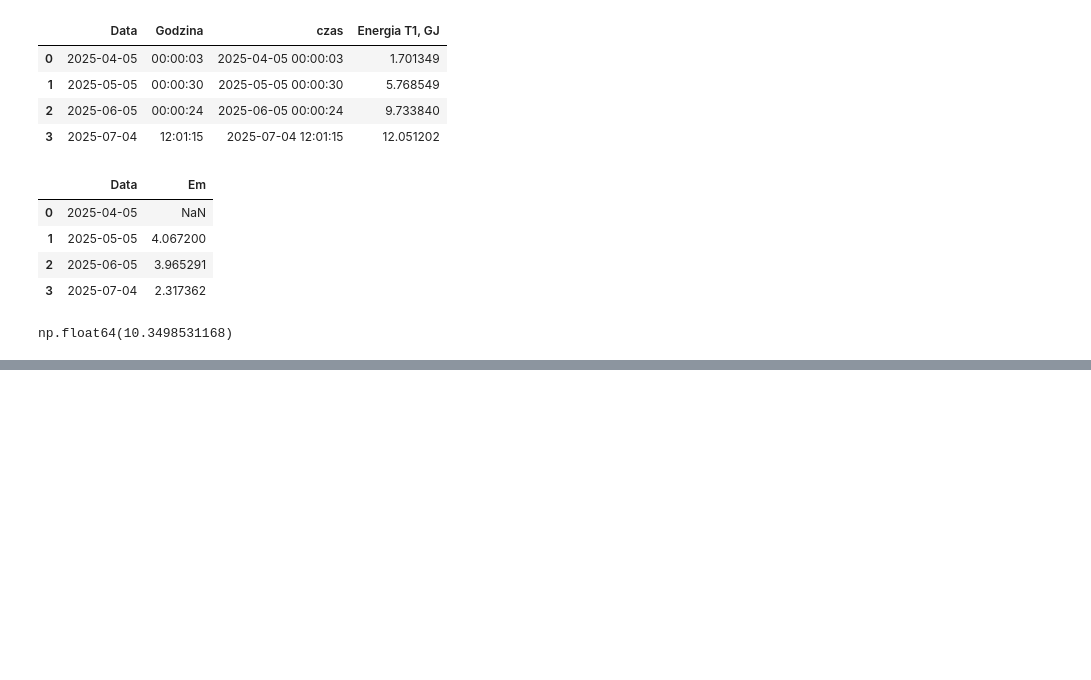
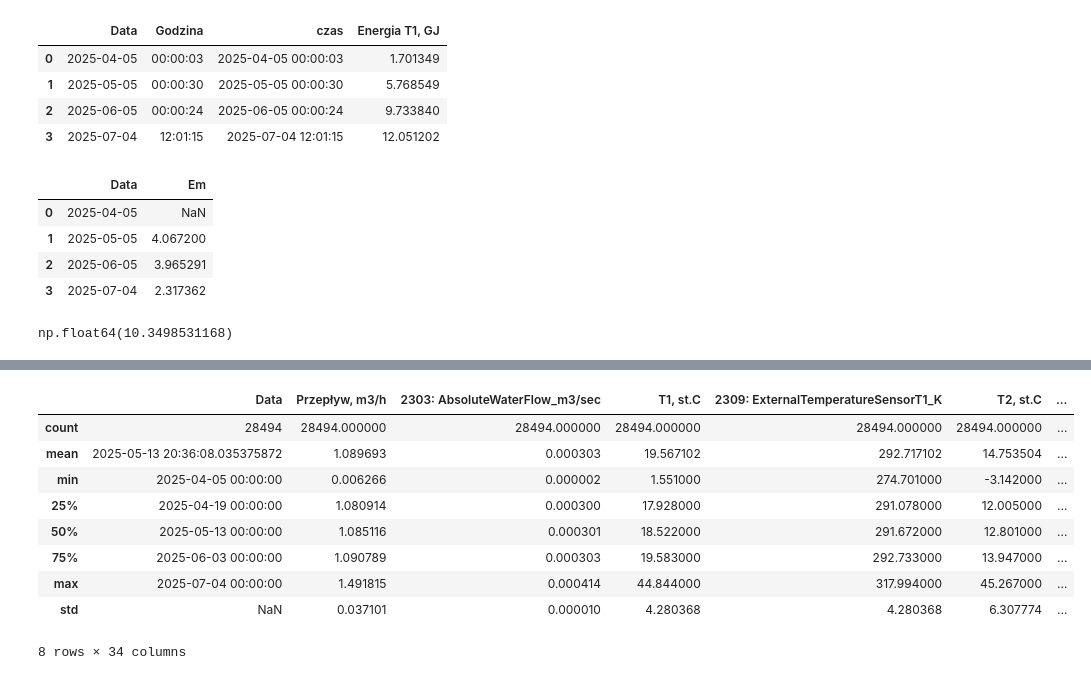
Before and after one commit to martynabocian/martynabocian.github.io, a Jupyter notebook: Charts.ipynb, the cells around one changed output, grey strips where cells are left out. Drawn from its saved outputs; the diff is of its cells as text; code cells hidden in the pictures; blank space fills up the shorter version.

```diff
--- a/Charts.ipynb
+++ b/Charts.ipynb
@@ -1186,0 +1229,13 @@ ValueError: Value of 'y' is not the name of a column in 'data_frame'. Expected o
+# %%
+filtered_df.describe()
+# %% [output]
+|  | Data | Przepływ, m3/h | 2303: AbsoluteWaterFlow_m3/sec | T1, st.C | 2309: ExternalTemperatureSensorT1_K | T2, st.C | ... |
+| count | 28494 | 28494.000000 | 28494.000000 | 28494.000000 | 28494.000000 | 28494.000000 | ... |
+| mean | 2025-05-13 20:36:08.035375872 | 1.089693 | 0.000303 | 19.567102 | 292.717102 | 14.753504 | ... |
+| min | 2025-04-05 00:00:00 | 0.006266 | 0.000002 | 1.551000 | 274.701000 | -3.142000 | ... |
+| 25% | 2025-04-19 00:00:00 | 1.080914 | 0.000300 | 17.928000 | 291.078000 | 12.005000 | ... |
+| 50% | 2025-05-13 00:00:00 | 1.085116 | 0.000301 | 18.522000 | 291.672000 | 12.801000 | ... |
+| 75% | 2025-06-03 00:00:00 | 1.090789 | 0.000303 | 19.583000 | 292.733000 | 13.947000 | ... |
+| max | 2025-07-04 00:00:00 | 1.491815 | 0.000414 | 44.844000 | 317.994000 | 45.267000 | ... |
+| std | NaN | 0.037101 | 0.000010 | 4.280368 | 4.280368 | 6.307774 | ... |
+8 rows × 34 columns
```
Also changed, not shown: parts of 8 cells of this notebook, 1 other file.
